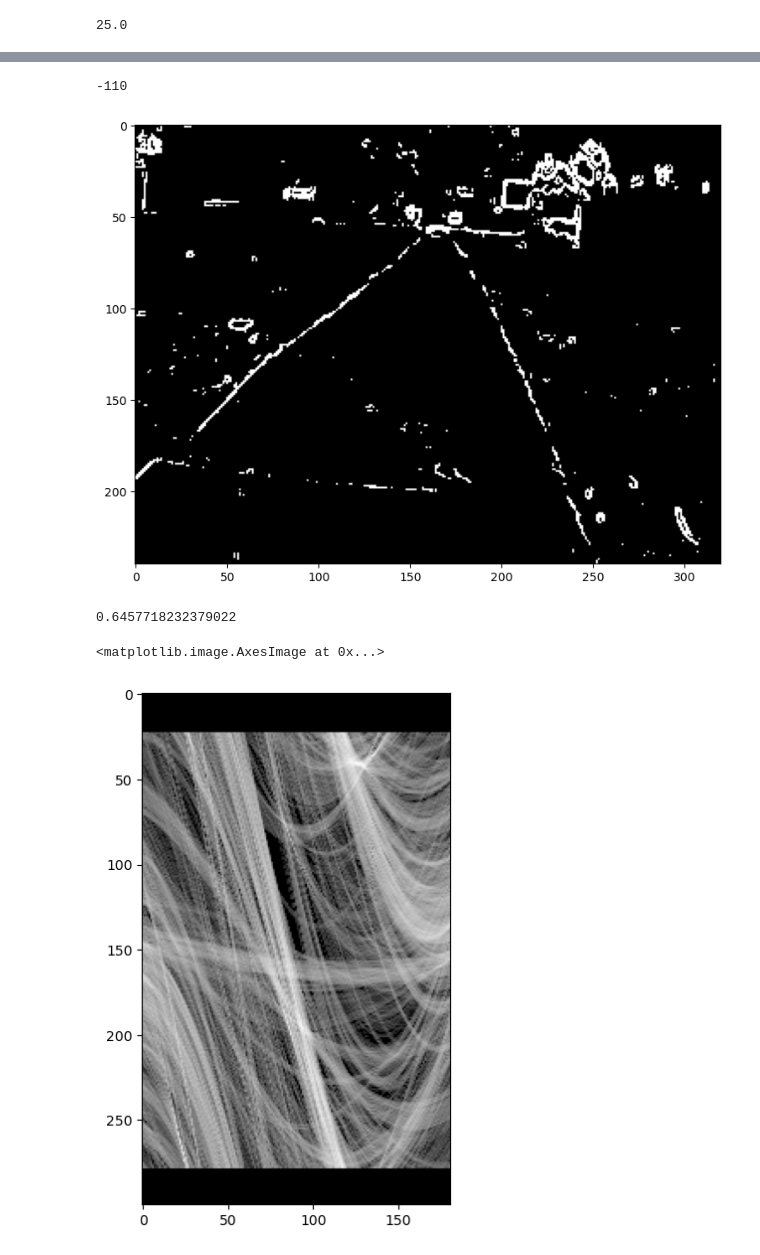
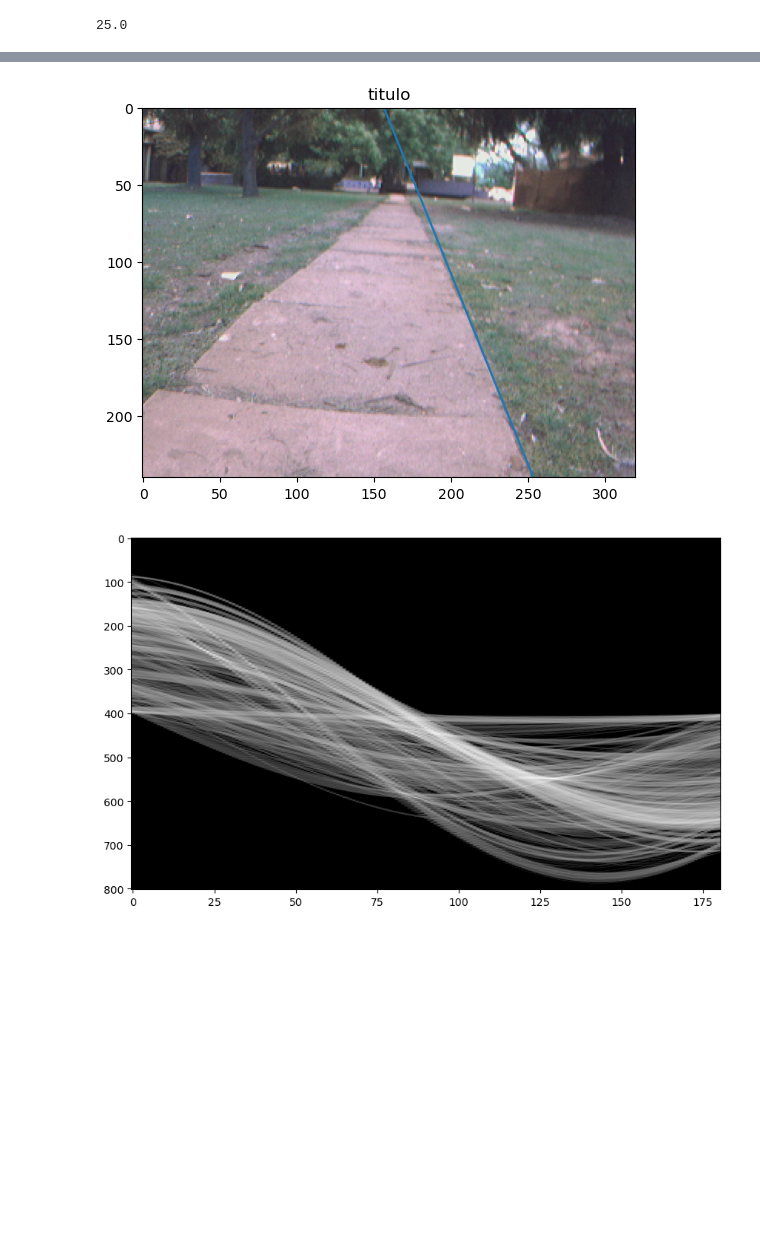
Before and after one commit to manugarciat/erv-practicas, a Jupyter notebook: practica-03/practica-03.ipynb, the cells around one changed output, grey strips where cells are left out. Drawn from its saved outputs; the diff is of its cells as text; code cells hidden in the pictures; blank space fills up the shorter version.

```diff
--- a/practica-03/practica-03.ipynb
+++ b/practica-03/practica-03.ipynb
@@ -103,15 +102,14 @@ mostrar(bordes_gradiente(suavizado_gauss(frame1, 0.5), 210, "sobel"))
 # %%
-bordes = bordes_gradiente(suavizado_gauss(frame1, 0.5), 210, "sobel")
+bordes = bordes_gradiente(suavizado_gauss(frame1, 0.5), 200, "sobel")
 maximo = ((np.shape(bordes)[0] ** 2 + np.shape(bordes)[1] ** 2) ** (1 / 2)) + 1
-maximo = int(maximo)
+maximo = np.int32(maximo)
 donde = np.nonzero(bordes)
 angulos = np.linspace(-np.pi / 2, np.pi / 2, 181)
-A = np.zeros((maximo * 2, np.size(angulos)), dtype=np.uint8)
+A = np.zeros((maximo * 2, np.size(angulos)), dtype=np.int32)
 
-contador = 0
-for ang in angulos:
-    rhos = np.int8(np.round(donde[0] * np.cos(ang) + donde[1] * np.sin(ang))) + maximo
+it = np.nditer(angulos, flags=["c_index"])
+for ang in it:
+    rhos = np.int32(np.round((donde[0] + 1) * np.cos(ang) + (donde[1] + 1) * np.sin(ang))) + maximo
     cantidades = np.bincount(rhos)
-    cantidades = np.resize(cantidades, np.shape(A)[0])
-    A[:, contador] = cantidades
-    contador = contador + 1
+    cantidades.resize(np.shape(A)[0])
+    A[:, it.index] = cantidades
@@ -147,24 +173,10 @@ muestra_linea(bordes, angulos[lineas[1][0]], -1 * (lineas[0][0] - maximo))
-# %%
-lineas[0][0] - maximo
-# %% [output]
--110
-# %%
-mostrar(bordes)
-# %% [output]
-[figure, removed]
-# %%
-angulos[lineas[1][0]]
-# %% [output]
-0.6457718232379022
-# %%
-rhos = np.int8(np.round(donde[0] * np.cos(np.pi/4) + donde[1] * np.sin(np.pi/4))) + maximo
-cantidades = np.bincount(rhos)
-cantidades = np.resize(cantidades, np.shape(A)[0])
-A[:, 0] = cantidades
+# %%
+muestra_linea(frame, angulos[resultados[1][1]], (resultados[1][0] - maximo))
+# %% [output]
+[figure, added]
 # %%
-plt.figure(figsize=(4, 19))
-
-plt.imshow(pasarALog(A[250:550, :]), cmap='gray', vmin=0, vmax=255)
+plt.figure(figsize=(10, 6))
+plt.imshow(pasarALog(A), cmap='gray', vmin=0, vmax=255)
+plt.gca().set_aspect('auto')
 # %% [output]
-<matplotlib.image.AxesImage at 0x...>
-[figure, old version]
+[figure, new version]
```
Also changed, not shown: parts of 13 cells of this notebook.
